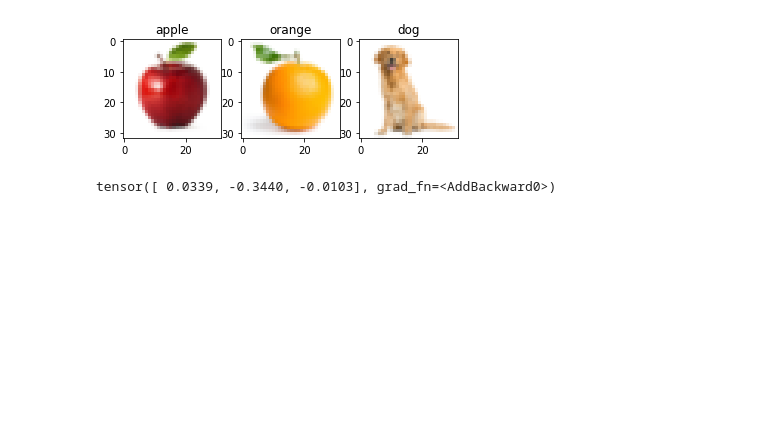
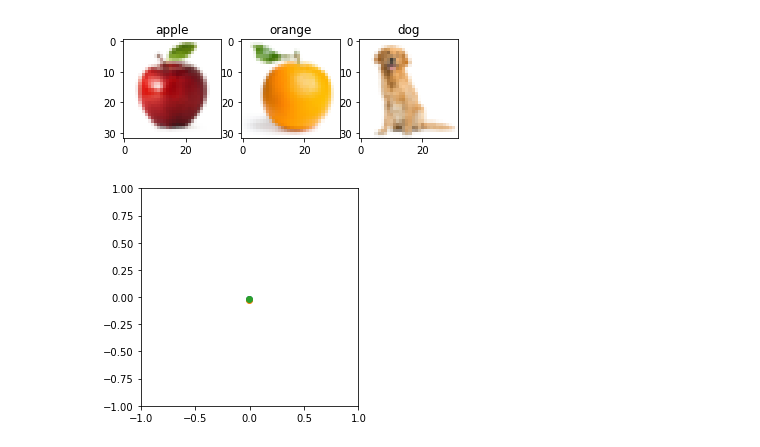
Before and after one commit to ohshane/NeuralNetwork, a Jupyter notebook: Augmentation/Augmentation.ipynb, the cells around one changed output. Drawn from its saved outputs; the diff is of its cells as text; code cells hidden in the pictures; blank space fills up the shorter version.

```diff
--- a/Augmentation/Augmentation.ipynb
+++ b/Augmentation/Augmentation.ipynb
@@ -29,29 +35,38 @@ plt.show()
 # %%
 class ConvNet(nn.Module):
     def __init__(self):
         super().__init__()
         self.conv1 = nn.Conv2d( 3, 64, 5)
         self.conv2 = nn.Conv2d(64, 64, 5)
         self.conv3 = nn.Conv2d(64, 64, 5)
         self.conv4 = nn.Conv2d(64, 64, 5)
         self.conv5 = nn.Conv2d(64, 64, 5)
         self.conv6 = nn.Conv2d(64, 64, 5)
         self.fc1 = nn.Linear(64*8*8, 2)
         self.fc2 = nn.Linear(2, 3)
 
     def forward(self, x):
-        x = F.relu(self.conv1(x))
-        x = F.relu(self.conv2(x))
-        x = F.relu(self.conv3(x))
-        x = F.relu(self.conv4(x))
-        x = F.relu(self.conv5(x))
-        x = F.relu(self.conv6(x)).ravel()
-        x = F.relu(self.fc1(x))
+        x = F.tanh(self.conv1(x))
+        x = F.tanh(self.conv2(x))
+        x = F.tanh(self.conv3(x))
+        x = F.tanh(self.conv4(x))
+        x = F.tanh(self.conv5(x))
+        x = F.tanh(self.conv6(x)).ravel()
+        x = F.tanh(self.fc1(x))
+        self.dim2 = x
         x = self.fc2(x)
 
         return x
 
 model = ConvNet()
-model(T.ToTensor()(images['apple']))
+
+for i, (name, image) in enumerate(images.items(), start=1):
+    y = model(T.ToTensor()(image))
+    plt.scatter(*model.dim2.detach().ravel(), label=name)
+
+plt.axis("square")
+plt.xlim(-1, 1)
+plt.ylim(-1, 1)
+plt.show()
 # %% [output]
-tensor([ 0.0339, -0.3440, -0.0103], grad_fn=<AddBackward0>)
+[figure, added]
```
Also changed, not shown: parts of 2 cells of this notebook, 1 other file.
